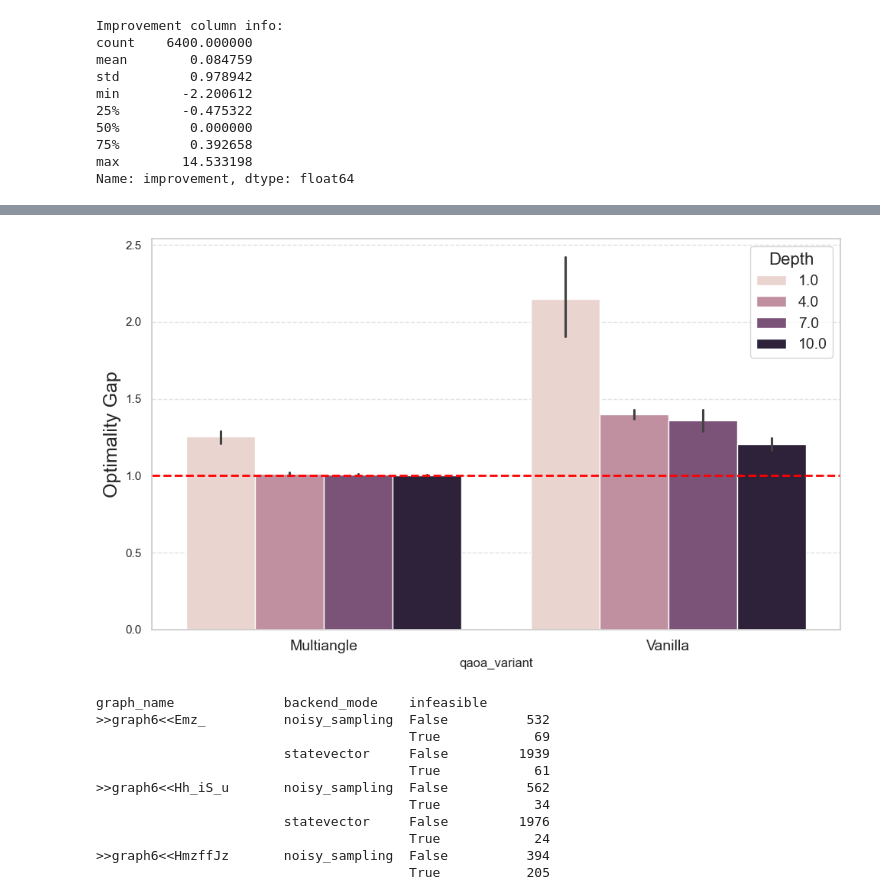
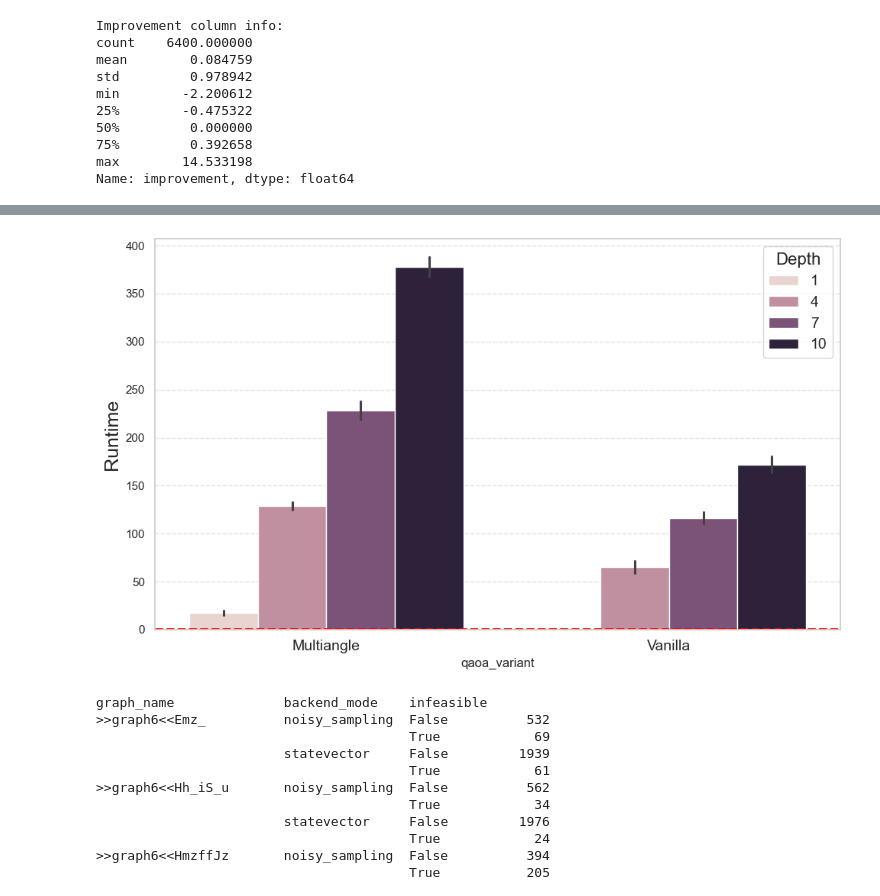
Before and after one commit to Smeidir/QAOA, a Jupyter notebook: results_visualizer.ipynb, the cells around one changed output, grey strips where cells are left out. Cells and saved outputs as stored; diff of their text form; code cells hidden in the pictures.

```diff
--- a/results_visualizer.ipynb
+++ b/results_visualizer.ipynb
@@ -1247,42 +1249,40 @@ qaoa_variant
 multiangle              4758.06   766.92  1.11  0.13
 vanilla                 4126.82  1745.72  1.33  0.23
 # %%
-import seaborn as sns
-import pandas as pd
-
-import matplotlib.pyplot as plt
 
 # Filter only graph size 6 data
+results['depth'] = results['depth'].astype(int)
 df_size_6 = results[results['graph_size'] == 6].copy()
 df_size_6 = df_size_6[df_size_6['warm_start']==False]
-#df_size_6 = df_size_6[df_size_6['infeasible']==False]
+df_size_6 = df_size_6[df_size_6['backend_mode']=='statevector']
 # Create figure
 plt.figure(figsize=(10, 6))
 
 # Set theme
 sns.set_theme(style="whitegrid", palette="colorblind")
 
 # Plot data
-sns.barplot(data=df_size_6, x="qaoa_variant", y="ratio", hue="depth")
+sns.barplot(data=df_size_6, x="qaoa_variant", y="time_elapsed", hue="depth")
 
 # Add horizontal line at ratio=1
 plt.axhline(y=1, color='red', linestyle='--', linewidth=2)
 
 # Customize plot
-plt.ylabel("Optimality Gap", fontsize=18)
+plt.ylabel("Runtime", fontsize=18)
 plt.legend(title="Depth", title_fontsize=16, fontsize=14)
 plt.grid(True, axis='y', linestyle='--', alpha=0.6)
+plt.xlabel(None)
 ax = plt.gca()
 ax.set_xticklabels([label.get_text().capitalize() for label in ax.get_xticklabels()], fontsize=14)
 
 
 
 plt.tight_layout()
-plt.savefig('CS_infeasible_smallgraph.pdf',bbox_inches='tight')
+plt.savefig('CS_infeasible_smallgraph_runtimes.pdf',bbox_inches='tight')
 
 plt.show()
 # %% [output]
-[figure, old version]
+[figure, new version]
 # %%
 import matplotlib.pyplot as plt
 import seaborn as sns
```
Also changed, not shown: parts of 3 cells of this notebook, 14 other files.
